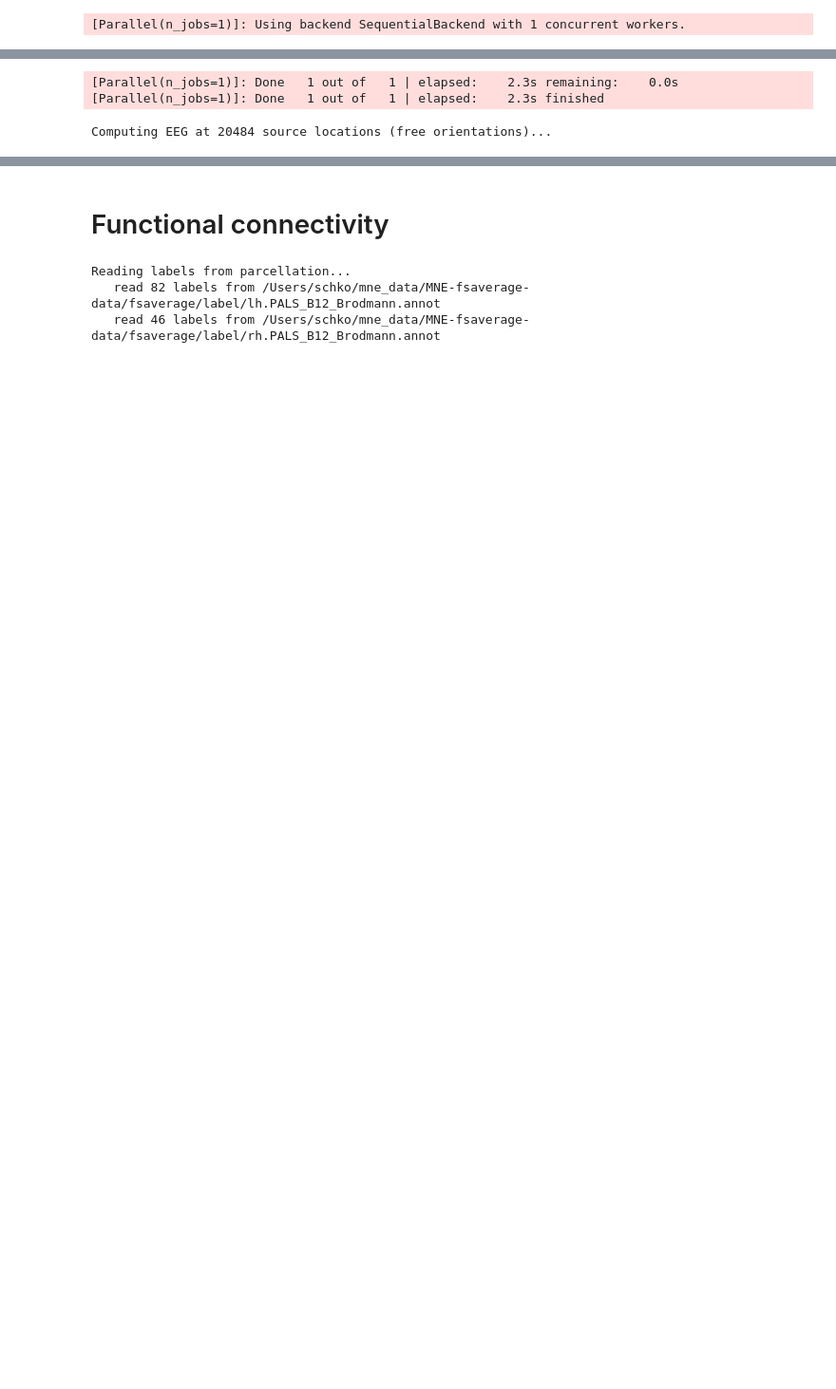
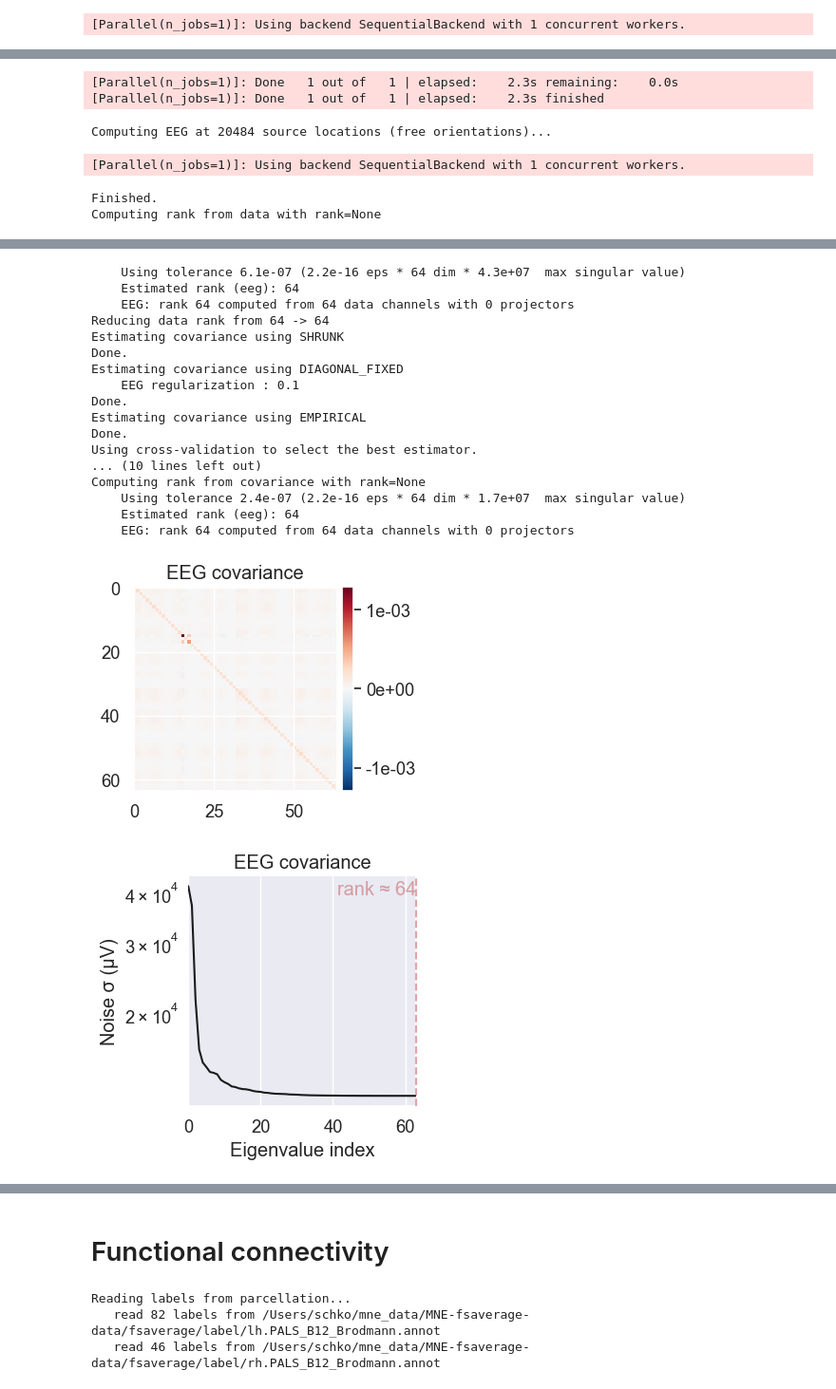
Before and after one commit to schko/mna, a Jupyter notebook: notebooks/motor_paper/3-source_decoding.ipynb, the cells around one changed output, grey strips where cells are left out. Shown at 95% size. Saved outputs shown, nothing was run; the diff lists cells and outputs as text; code cells hidden in the pictures; blank space fills up the shorter version.

```diff
--- a/notebooks/motor_paper/3-source_decoding.ipynb
+++ b/notebooks/motor_paper/3-source_decoding.ipynb
@@ -1,5 +1,5 @@
 # %%
 %run 2-source.ipynb
-low_motor_sensor = motor_epochs["Steer_Wheel_Degree_Categorical == 'Low'"]
-high_motor_sensor = motor_epochs["Steer_Wheel_Degree_Categorical == 'High'"]
+# low_motor_sensor = motor_epochs["Steer_Wheel_Degree_Categorical == 'Low'"]
+# high_motor_sensor = motor_epochs["Steer_Wheel_Degree_Categorical == 'High'"]
 # %% [output]
@@ -39,3 +39,6 @@ Setting up for EEG...
 [Parallel(n_jobs=1)]: Done   1 out of   1 | elapsed:    2.3s remaining:    0.0s
 [Parallel(n_jobs=1)]: Done   1 out of   1 | elapsed:    2.3s finished
 Computing EEG at 20484 source locations (free orientations)...
+[Parallel(n_jobs=1)]: Using backend SequentialBackend with 1 concurrent workers.
+Finished.
+Computing rank from data with rank=None
@@ -41,0 +47,19 @@ Computing EEG at 20484 source locations (free orientations)...
+    Using tolerance 6.1e-07 (2.2e-16 eps * 64 dim * 4.3e+07  max singular value)
+    Estimated rank (eeg): 64
+    EEG: rank 64 computed from 64 data channels with 0 projectors
+Reducing data rank from 64 -> 64
+Estimating covariance using SHRUNK
+Done.
+Estimating covariance using DIAGONAL_FIXED
+    EEG regularization : 0.1
+Done.
+Estimating covariance using EMPIRICAL
+Done.
+Using cross-validation to select the best estimator.
+... (10 lines left out)
+Computing rank from covariance with rank=None
+    Using tolerance 2.4e-07 (2.2e-16 eps * 64 dim * 1.7e+07  max singular value)
+    Estimated rank (eeg): 64
+    EEG: rank 64 computed from 64 data channels with 0 projectors
+[figure, added]
+[figure, added]
```
Also changed, not shown: parts of 10 cells of this notebook, 7 other files.
